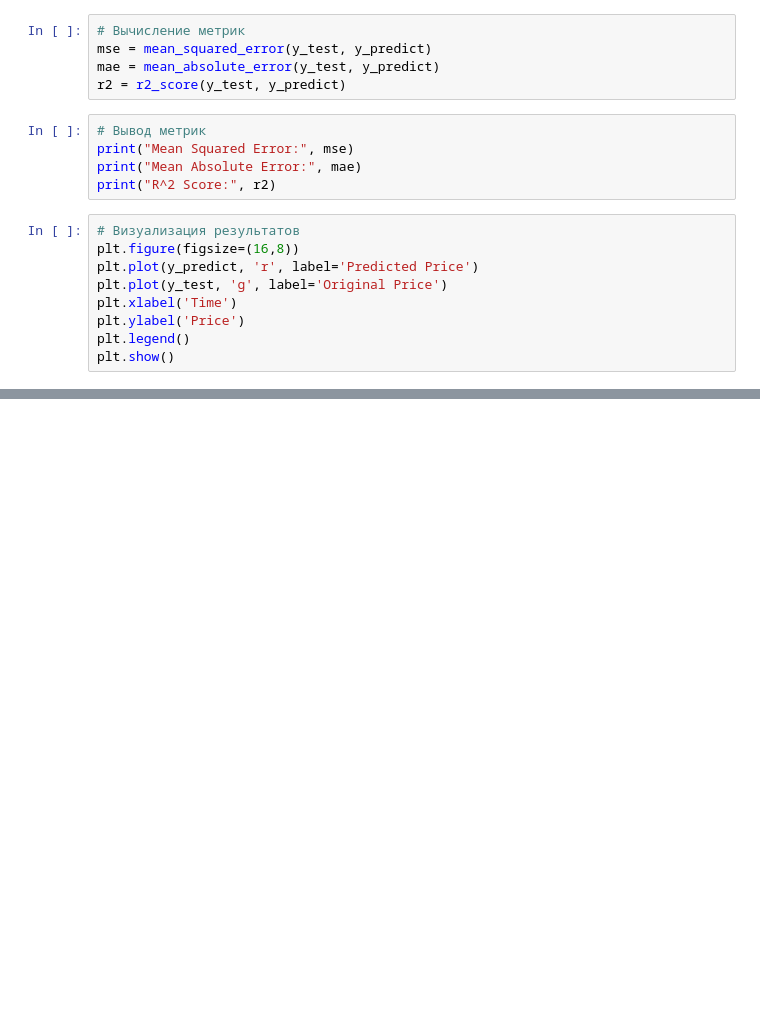
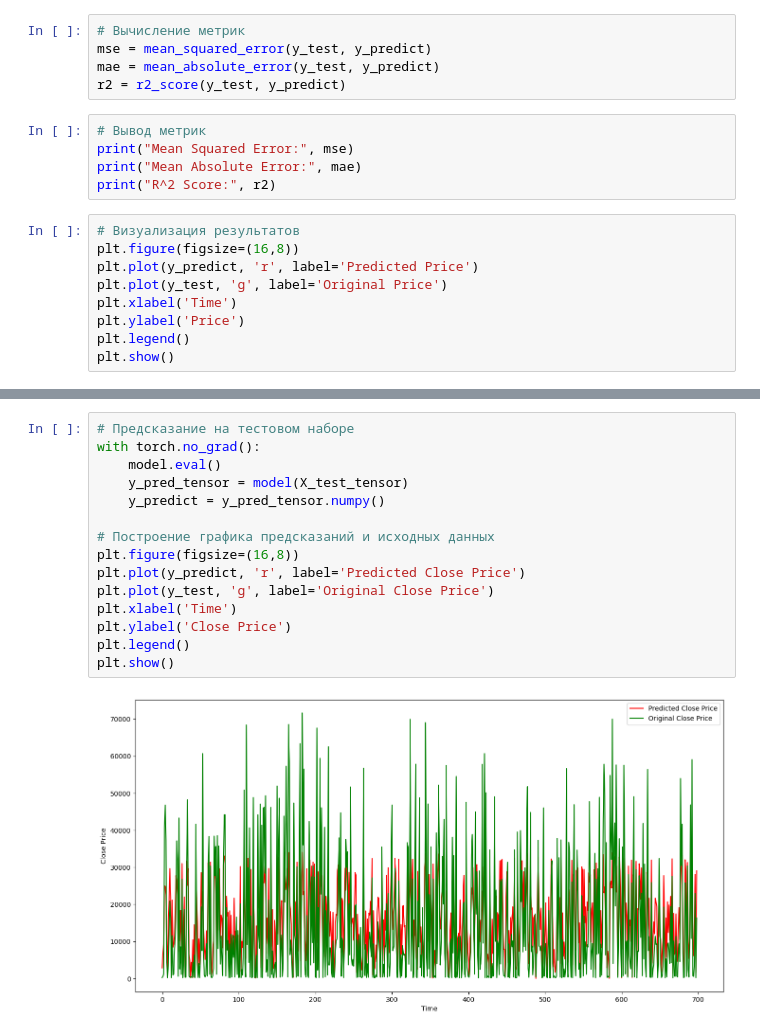
Before and after one commit to dkalenov/ML-Stock-Crypto-Trading, a Jupyter notebook: Bitcoin_Move_Prediction.ipynb, the cells around one changed output, grey strips where cells are left out. Drawn from its saved outputs; the diff is of its cells as text; blank space fills up the shorter version.

```diff
--- a/Bitcoin_Move_Prediction.ipynb
+++ b/Bitcoin_Move_Prediction.ipynb
@@ -1774,0 +2010,17 @@ plt.show()
+# %%
+# Предсказание на тестовом наборе
+with torch.no_grad():
+    model.eval()
+    y_pred_tensor = model(X_test_tensor)
+    y_predict = y_pred_tensor.numpy()
+
+# Построение графика предсказаний и исходных данных
+plt.figure(figsize=(16,8))
+plt.plot(y_predict, 'r', label='Predicted Close Price')
+plt.plot(y_test, 'g', label='Original Close Price')
+plt.xlabel('Time')
+plt.ylabel('Close Price')
+plt.legend()
+plt.show()
+# %% [output]
+[figure, added]
```
Also changed, not shown: parts of 18 cells of this notebook.
